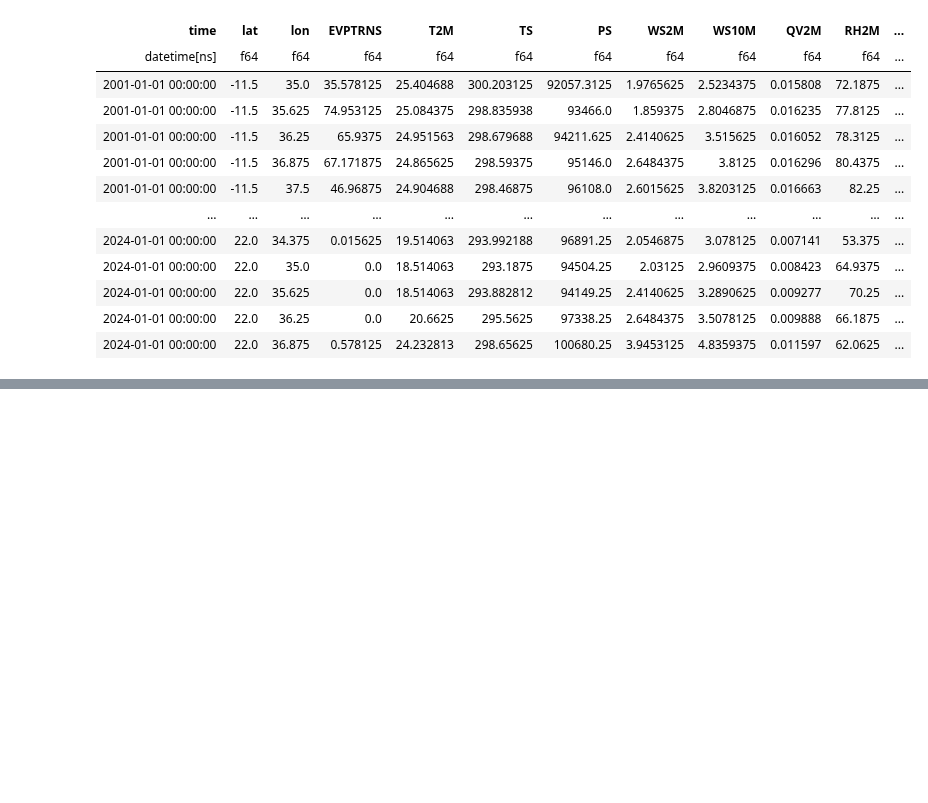
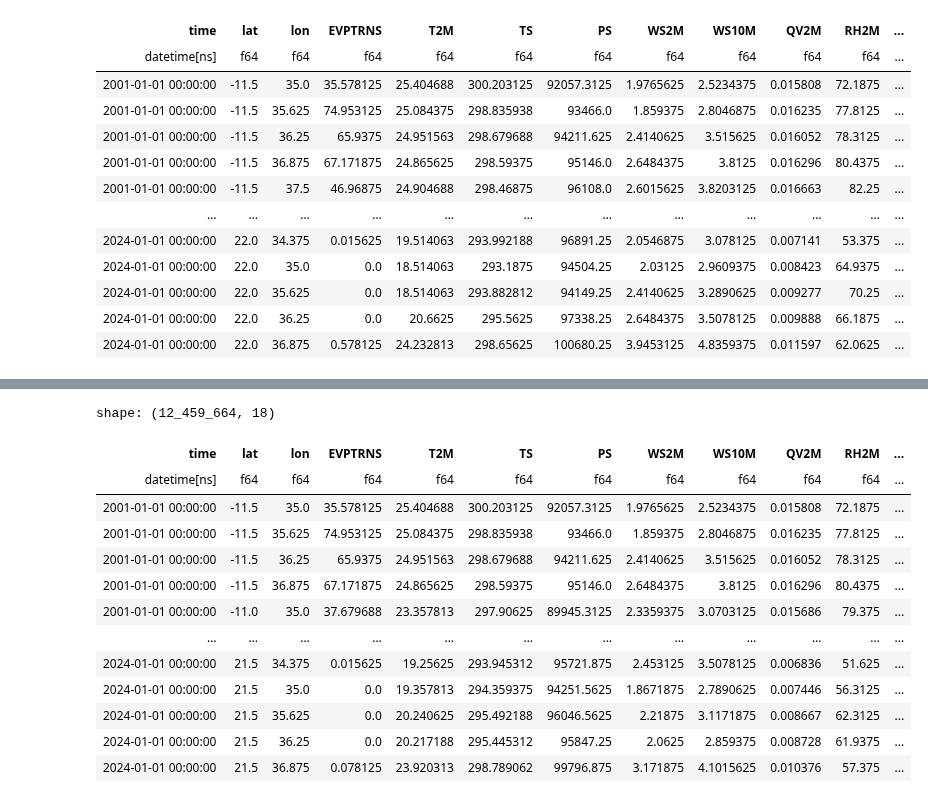
Before and after one commit to AdamPrzychodniPrivate/soil-water-forecasting, a Jupyter notebook: ml-modeling-pipeline/notebooks/2. data_preprocessing.ipynb, the cells around one changed output, grey strips where cells are left out. Cells and saved outputs as stored; diff of their text form; code cells hidden in the pictures; blank space fills up the shorter version.

```diff
--- a/ml-modeling-pipeline/notebooks/2. data_preprocessing.ipynb
+++ b/ml-modeling-pipeline/notebooks/2. data_preprocessing.ipynb
@@ -380,2 +579,19 @@ shape: (13_819_645, 17)
+# %%
+merged_df
+# %% [output]
+shape: (12_459_664, 18)
+| time | lat | lon | EVPTRNS | T2M | TS | PS | WS2M | WS10M | QV2M | RH2M | ... |
+| datetime[ns] | f64 | f64 | f64 | f64 | f64 | f64 | f64 | f64 | f64 | f64 | ... |
+| 2001-01-01 00:00:00 | -11.5 | 35.0 | 35.578125 | 25.404688 | 300.203125 | 92057.3125 | 1.9765625 | 2.5234375 | 0.015808 | 72.1875 | ... |
+| 2001-01-01 00:00:00 | -11.5 | 35.625 | 74.953125 | 25.084375 | 298.835938 | 93466.0 | 1.859375 | 2.8046875 | 0.016235 | 77.8125 | ... |
+| 2001-01-01 00:00:00 | -11.5 | 36.25 | 65.9375 | 24.951563 | 298.679688 | 94211.625 | 2.4140625 | 3.515625 | 0.016052 | 78.3125 | ... |
+| 2001-01-01 00:00:00 | -11.5 | 36.875 | 67.171875 | 24.865625 | 298.59375 | 95146.0 | 2.6484375 | 3.8125 | 0.016296 | 80.4375 | ... |
+| 2001-01-01 00:00:00 | -11.0 | 35.0 | 37.679688 | 23.357813 | 297.90625 | 89945.3125 | 2.3359375 | 3.0703125 | 0.015686 | 79.375 | ... |
+| … | … | … | … | … | … | … | … | … | … | … | ... |
+| 2024-01-01 00:00:00 | 21.5 | 34.375 | 0.015625 | 19.25625 | 293.945312 | 95721.875 | 2.453125 | 3.5078125 | 0.006836 | 51.625 | ... |
+| 2024-01-01 00:00:00 | 21.5 | 35.0 | 0.0 | 19.357813 | 294.359375 | 94251.5625 | 1.8671875 | 2.7890625 | 0.007446 | 56.3125 | ... |
+| 2024-01-01 00:00:00 | 21.5 | 35.625 | 0.0 | 20.240625 | 295.492188 | 96046.5625 | 2.21875 | 3.1171875 | 0.008667 | 62.3125 | ... |
+| 2024-01-01 00:00:00 | 21.5 | 36.25 | 0.0 | 20.217188 | 295.445312 | 95847.25 | 2.0625 | 2.859375 | 0.008728 | 61.9375 | ... |
+| 2024-01-01 00:00:00 | 21.5 | 36.875 | 0.078125 | 23.920313 | 298.789062 | 99796.875 | 3.171875 | 4.1015625 | 0.010376 | 57.375 | ... |
 # %%
 # Save the DataFrame with compression
```
Also changed, not shown: parts of 26 cells of this notebook.
